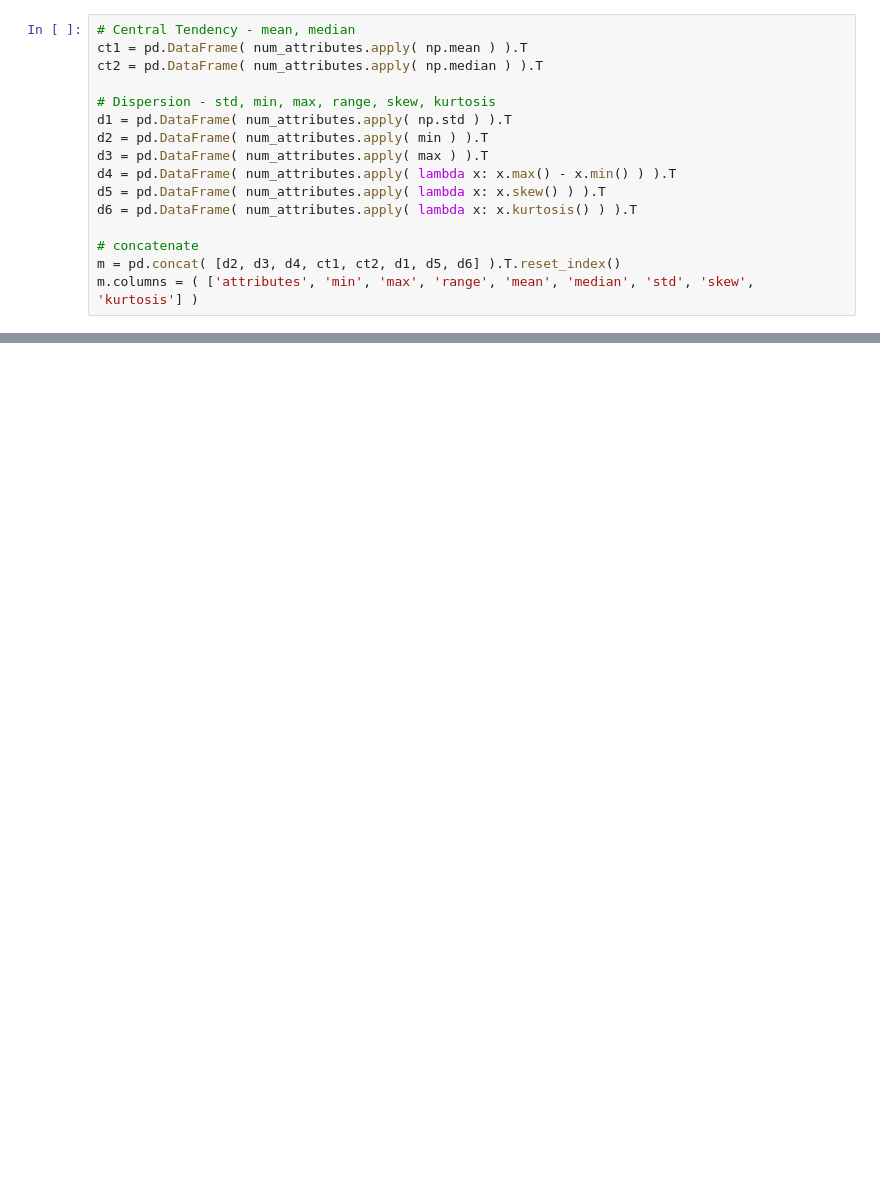
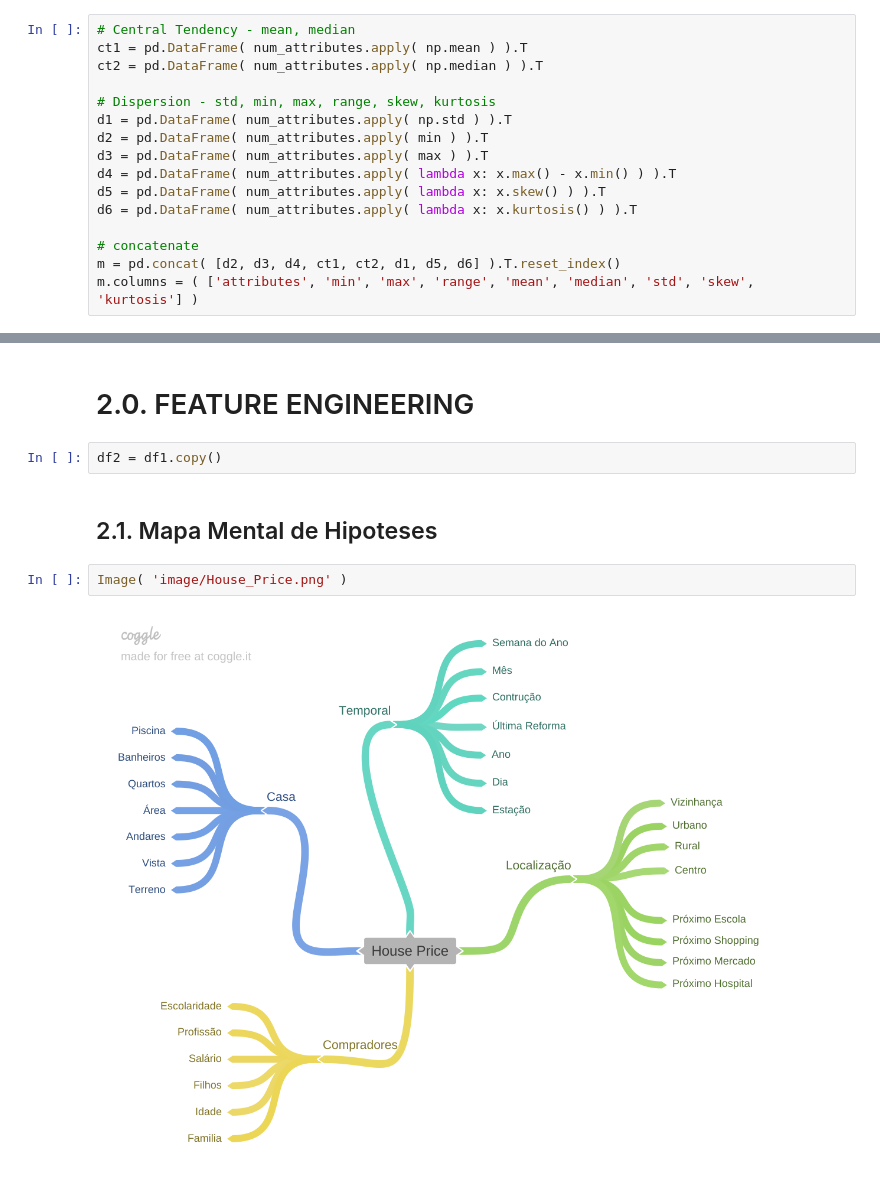
Before and after one commit to VictorTerror/House_Sales_Insights, a Jupyter notebook: 01_house_sales_insights.ipynb, the cells around one changed output, grey strips where cells are left out. Cells and saved outputs as stored; diff of their text form; blank space fills up the shorter version.

```diff
--- a/01_house_sales_insights.ipynb
+++ b/01_house_sales_insights.ipynb
@@ -229,0 +205,10 @@ df1.loc[df1['bathrooms'] == 0]
+# %% [markdown]
+# 2.0.  FEATURE ENGINEERING
+# %%
+df2 = df1.copy()
+# %% [markdown]
+## 2.1. Mapa Mental de Hipoteses
+# %%
+Image( 'image/House_Price.png' )
+# %% [output]
+[figure, added]
```
Also changed, not shown: parts of 20 cells of this notebook.
